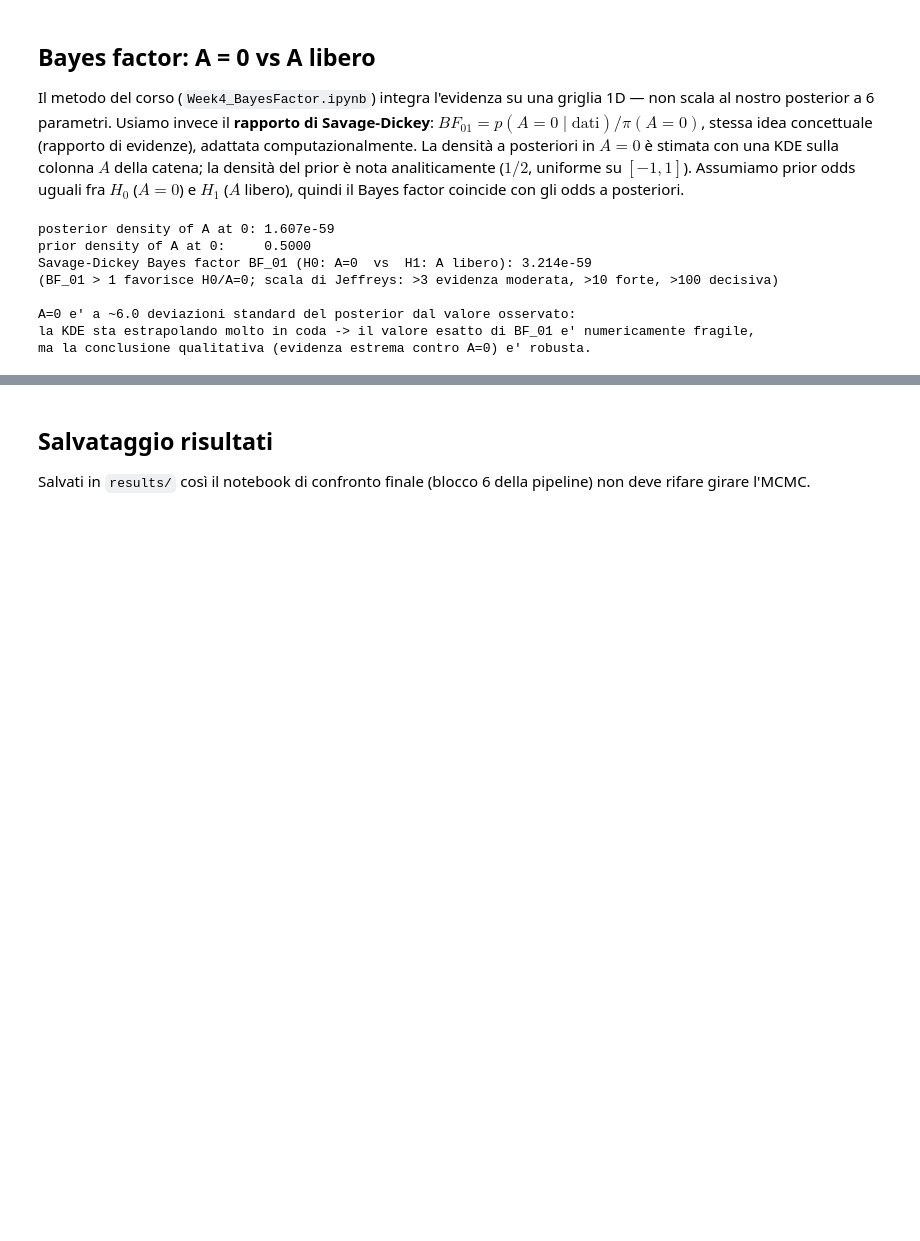
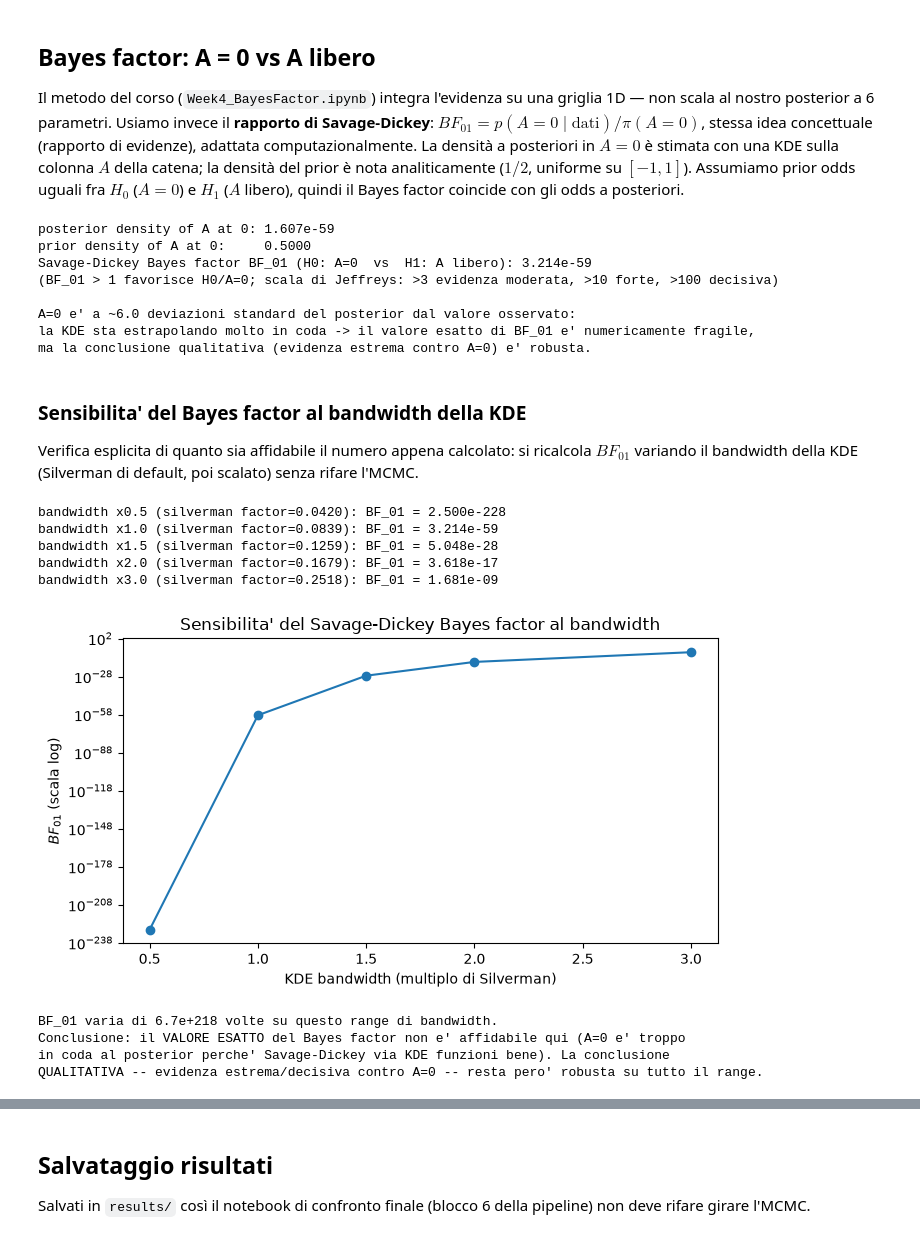
Before and after one commit to gmoretti03/LHCb-opendata-acp, a Jupyter notebook: Code_general/Bayesian/Bayesian_Analysis.ipynb, the cells around one changed output, grey strips where cells are left out. Saved outputs shown, nothing was run; the diff lists cells and outputs as text; code cells hidden in the pictures; blank space fills up the shorter version.

```diff
--- a/Code_general/Bayesian/Bayesian_Analysis.ipynb
+++ b/Code_general/Bayesian/Bayesian_Analysis.ipynb
@@ -264,3 +267,42 @@ Savage-Dickey Bayes factor BF_01 (H0: A=0  vs  H1: A libero): 3.214e-59
 A=0 e' a ~6.0 deviazioni standard del posterior dal valore osservato:
 la KDE sta estrapolando molto in coda -> il valore esatto di BF_01 e' numericamente fragile,
 ma la conclusione qualitativa (evidenza estrema contro A=0) e' robusta.
+# %% [markdown]
+### Sensibilita' del Bayes factor al bandwidth della KDE
+
+Verifica esplicita di quanto sia affidabile il numero appena calcolato: si ricalcola $BF_{01}$ variando il bandwidth della KDE (Silverman di default, poi scalato) senza rifare l'MCMC.
+# %%
+bw_multipliers = [0.5, 1.0, 1.5, 2.0, 3.0]
+bf_vs_bw = []
+for factor in bw_multipliers:
+    kde_i = gaussian_kde(A_samples)
+    kde_i.set_bandwidth(kde_i.factor * factor)
+    dens0_i = float(kde_i(0.0)[0])
+    bf_i = dens0_i / prior_density_A
+    bf_vs_bw.append(bf_i)
+    print(f"bandwidth x{factor:.1f} (silverman factor={kde_i.factor:.4f}): BF_01 = {bf_i:.3e}")
+
+fig, ax = plt.subplots(figsize=(7, 4))
+ax.semilogy(bw_multipliers, bf_vs_bw, "o-")
+ax.set_xlabel("KDE bandwidth (multiplo di Silverman)")
+ax.set_ylabel(r"$BF_{01}$ (scala log)")
+ax.set_title("Sensibilita' del Savage-Dickey Bayes factor al bandwidth")
+plt.tight_layout()
+plt.show()
+
+print()
+print(f"BF_01 varia di {max(bf_vs_bw)/min(bf_vs_bw):.1e} volte su questo range di bandwidth.")
+print("Conclusione: il VALORE ESATTO del Bayes factor non e' affidabile qui (A=0 e' troppo")
+print("in coda al posterior perche' Savage-Dickey via KDE funzioni bene). La conclusione")
+print("QUALITATIVA -- evidenza estrema/decisiva contro A=0 -- resta pero' robusta su tutto il range.")
+# %% [output]
+bandwidth x0.5 (silverman factor=0.0420): BF_01 = 2.500e-228
+bandwidth x1.0 (silverman factor=0.0839): BF_01 = 3.214e-59
+bandwidth x1.5 (silverman factor=0.1259): BF_01 = 5.048e-28
+bandwidth x2.0 (silverman factor=0.1679): BF_01 = 3.618e-17
+bandwidth x3.0 (silverman factor=0.2518): BF_01 = 1.681e-09
+[figure, added]
+BF_01 varia di 6.7e+218 volte su questo range di bandwidth.
+Conclusione: il VALORE ESATTO del Bayes factor non e' affidabile qui (A=0 e' troppo
+in coda al posterior perche' Savage-Dickey via KDE funzioni bene). La conclusione
+QUALITATIVA -- evidenza estrema/decisiva contro A=0 -- resta pero' robusta su tutto il range.
```
Also changed, not shown: parts of 9 cells of this notebook, 1 other file.
